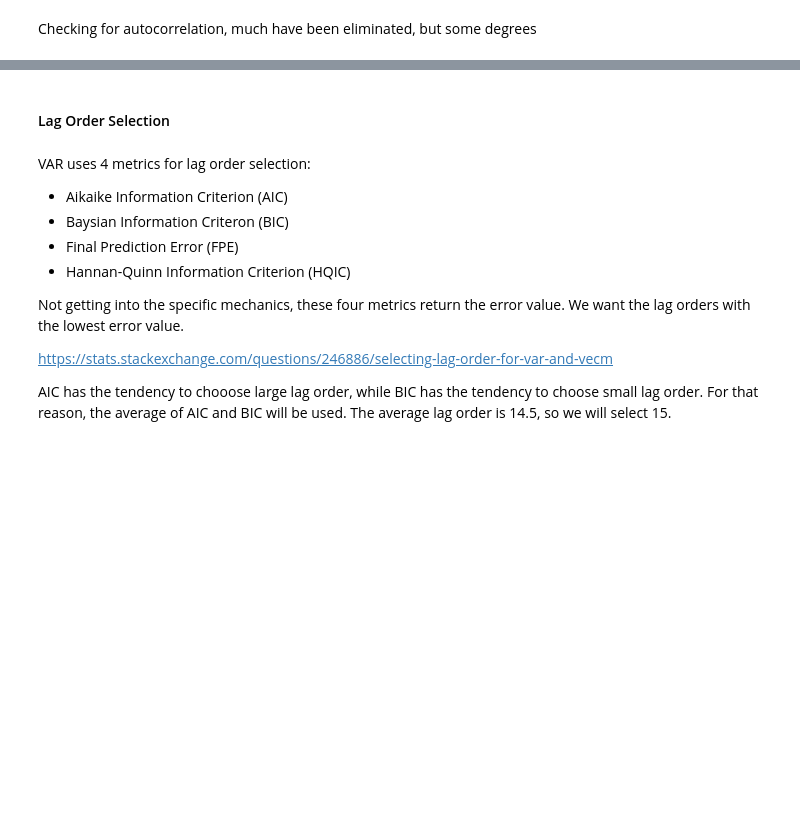
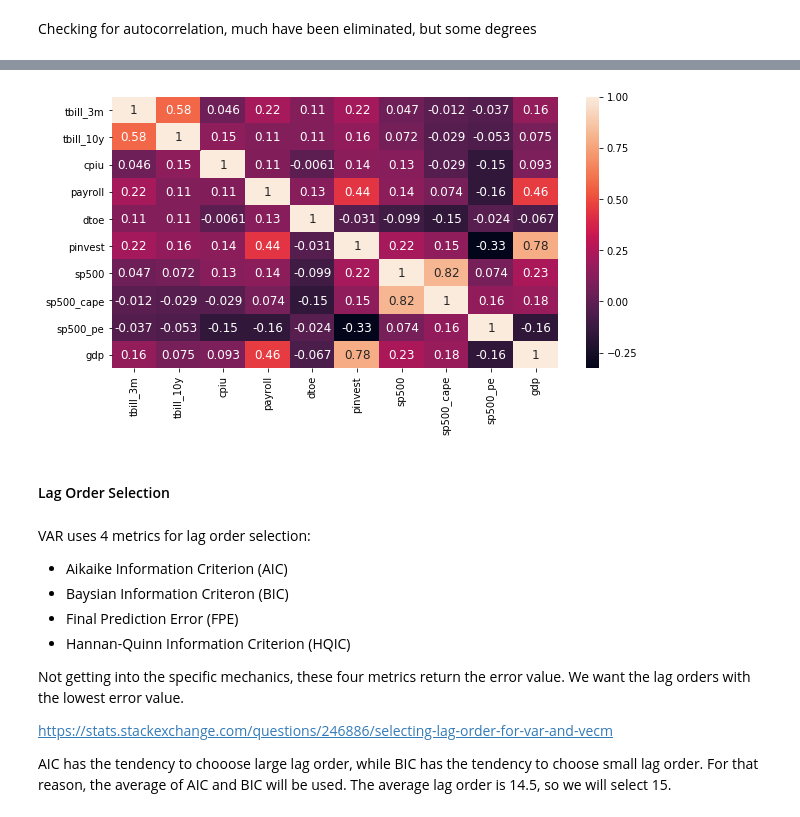
Before and after one commit to jiajunyuan/python-recession-forecaster, a Jupyter notebook: recession_predictor_first_diff.ipynb, the cells around one changed output, grey strips where cells are left out. Drawn from its saved outputs; the diff is of its cells as text; code cells hidden in the pictures; blank space fills up the shorter version.

```diff
--- a/recession_predictor_first_diff.ipynb
+++ b/recession_predictor_first_diff.ipynb
@@ -343,0 +384,4 @@ plt.show()
+# %%
+generate_corr_heatmap(train_trans)
+# %% [output]
+[figure, added]
```
Also changed, not shown: parts of 62 cells of this notebook.
